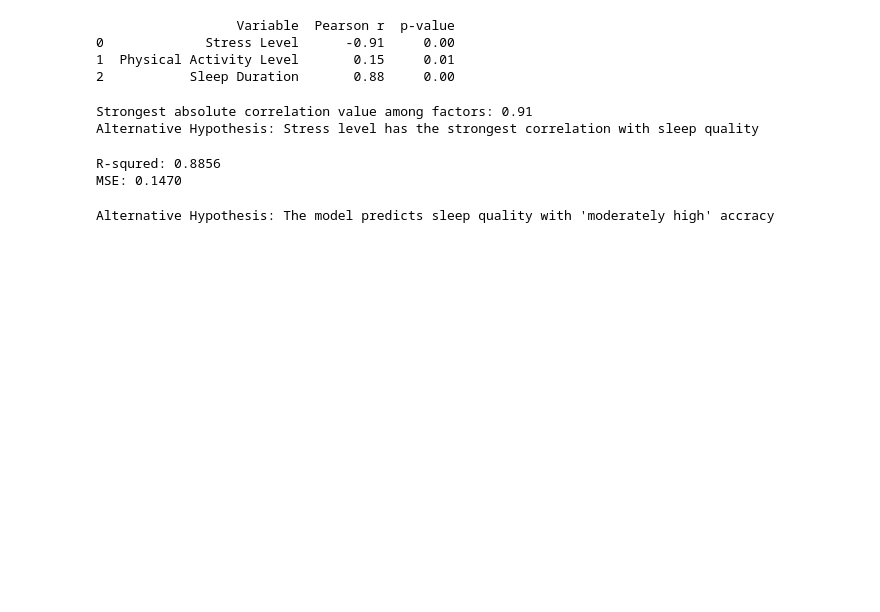
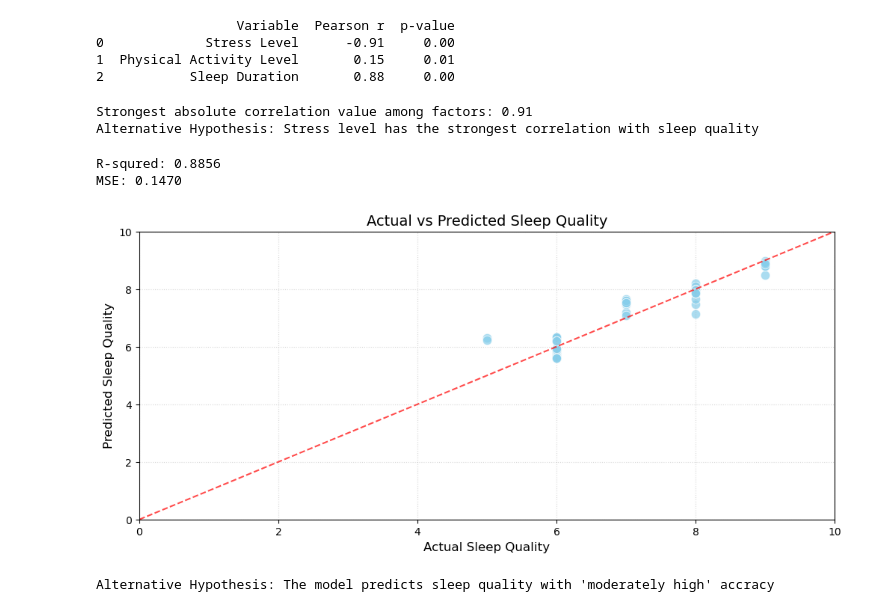
Before and after one commit to gkim63/capstone_project_sleep_quality, a Jupyter notebook: capston.ipynb, the cells around one changed output. Saved outputs shown, nothing was run; the diff lists cells and outputs as text; code cells hidden in the pictures; blank space fills up the shorter version.

```diff
--- a/capston.ipynb
+++ b/capston.ipynb
@@ -271,6 +301,8 @@ X= clean_data[['Stress Level', 'Physical Activity Level','Sleep Duration']]
 y = clean_data['Quality of Sleep']
 
 X_train, X_test, y_train, y_test = train_test_split(X, y, test_size=0.2, random_state=3)
+
+model = LinearRegression()
 
 # Create and train a Linear Regression model
 model.fit(X_train, y_train)
@@ -287,6 +319,36 @@ print(f"MSE: {mse:.4f}")
 # %% [output]
 R-squred: 0.8856
 MSE: 0.1470
+# %%
+import matplotlib.pyplot as plt
+import seaborn as sns
+import numpy as np
+
+plt.figure(figsize=(12,5))
+
+# Scatter plot
+sns.scatterplot(
+    x=y_test,
+    y=y_pred,
+    s=80,
+    alpha=0.7,
+    color='skyblue'
+)
+
+# 45-degree reference line
+lims = [0, 10]
+plt.plot(lims, lims, 'r--', alpha=0.7)
+
+plt.xlabel('Actual Sleep Quality', fontsize=12)
+plt.ylabel('Predicted Sleep Quality', fontsize=12)
+plt.title('Actual vs Predicted Sleep Quality', fontsize=14)
+plt.xlim(lims)
+plt.ylim(lims)
+plt.grid(True, linestyle=':', alpha=0.5)
+
+plt.show()
+# %% [output]
+[figure, added]
 # %%
 if r2 >= 0.5:
     print("Alternative Hypothesis: The model predicts sleep quality with 'moderately high' accracy")
```
Also changed, not shown: parts of 3 cells of this notebook, 4 other files.
